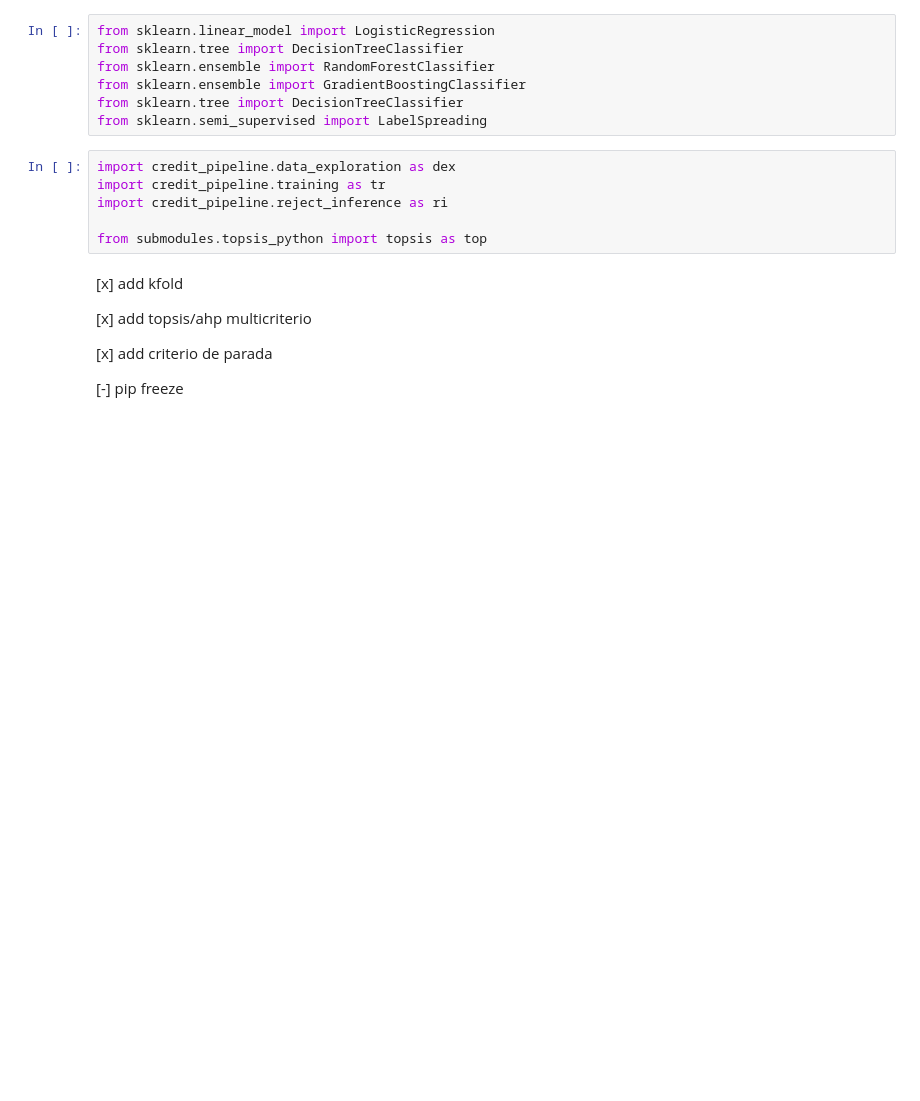
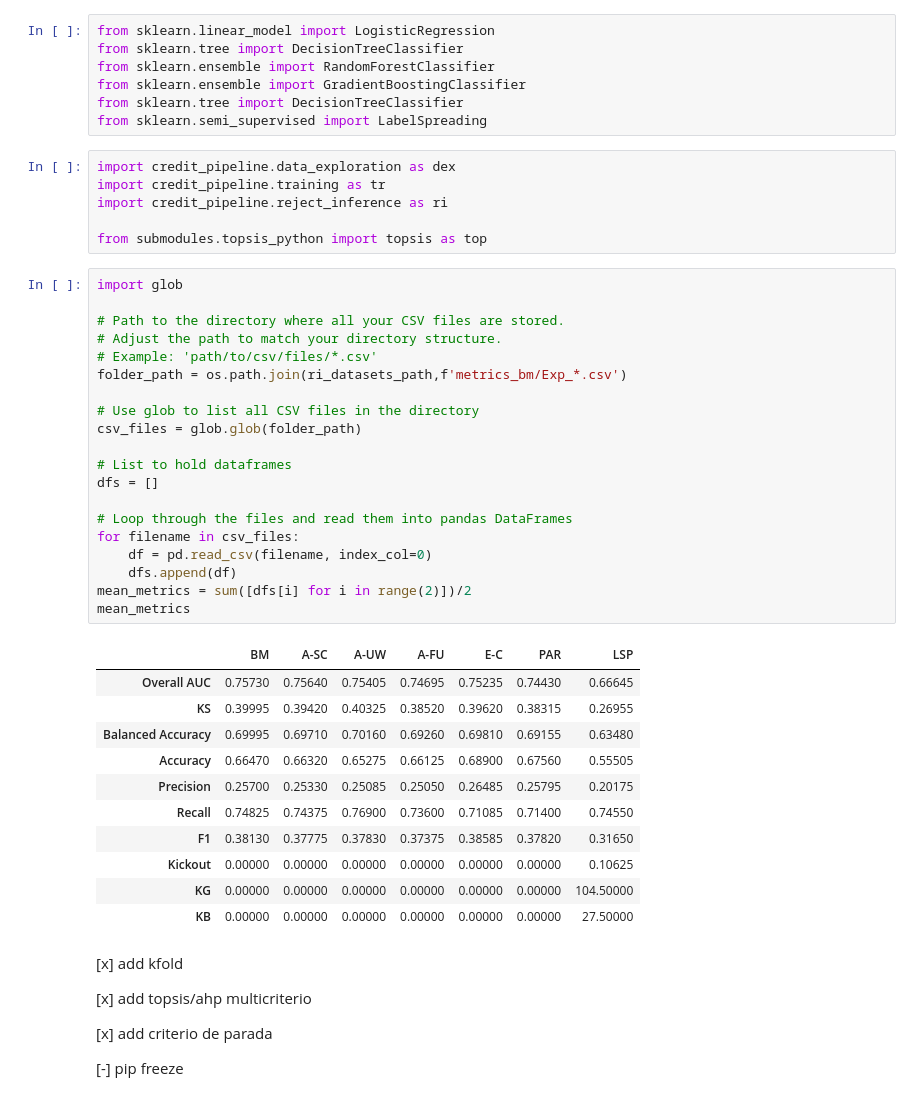
Before and after one commit to hiaac-finance/credit_pipeline, a Jupyter notebook: examples/playground tese.ipynb, the cells around one changed output. Drawn from its saved outputs; the diff is of its cells as text; blank space fills up the shorter version.

```diff
--- a/examples/playground tese.ipynb
+++ b/examples/playground tese.ipynb
@@ -42,6 +42,38 @@ import credit_pipeline.training as tr
 import credit_pipeline.reject_inference as ri
 
 from submodules.topsis_python import topsis as top
+# %%
+import glob
+
+# Path to the directory where all your CSV files are stored.
+# Adjust the path to match your directory structure.
+# Example: 'path/to/csv/files/*.csv'
+folder_path = os.path.join(ri_datasets_path,f'metrics_bm/Exp_*.csv')
+
+# Use glob to list all CSV files in the directory
+csv_files = glob.glob(folder_path)
+
+# List to hold dataframes
+dfs = []
+
+# Loop through the files and read them into pandas DataFrames
+for filename in csv_files:
+    df = pd.read_csv(filename, index_col=0)
+    dfs.append(df)
+mean_metrics = sum([dfs[i] for i in range(2)])/2
+mean_metrics
+# %% [output]
+|  | BM | A-SC | A-UW | A-FU | E-C | PAR | LSP |
+| Overall AUC | 0.75730 | 0.75640 | 0.75405 | 0.74695 | 0.75235 | 0.74430 | 0.66645 |
+| KS | 0.39995 | 0.39420 | 0.40325 | 0.38520 | 0.39620 | 0.38315 | 0.26955 |
+| Balanced Accuracy | 0.69995 | 0.69710 | 0.70160 | 0.69260 | 0.69810 | 0.69155 | 0.63480 |
+| Accuracy | 0.66470 | 0.66320 | 0.65275 | 0.66125 | 0.68900 | 0.67560 | 0.55505 |
+| Precision | 0.25700 | 0.25330 | 0.25085 | 0.25050 | 0.26485 | 0.25795 | 0.20175 |
+| Recall | 0.74825 | 0.74375 | 0.76900 | 0.73600 | 0.71085 | 0.71400 | 0.74550 |
+| F1 | 0.38130 | 0.37775 | 0.37830 | 0.37375 | 0.38585 | 0.37820 | 0.31650 |
+| Kickout | 0.00000 | 0.00000 | 0.00000 | 0.00000 | 0.00000 | 0.00000 | 0.10625 |
+| KG | 0.00000 | 0.00000 | 0.00000 | 0.00000 | 0.00000 | 0.00000 | 104.50000 |
+| KB | 0.00000 | 0.00000 | 0.00000 | 0.00000 | 0.00000 | 0.00000 | 27.50000 |
 # %% [markdown]
 [x] add kfold
 
```
Also changed, not shown: parts of 3 cells of this notebook, 5 other files.
